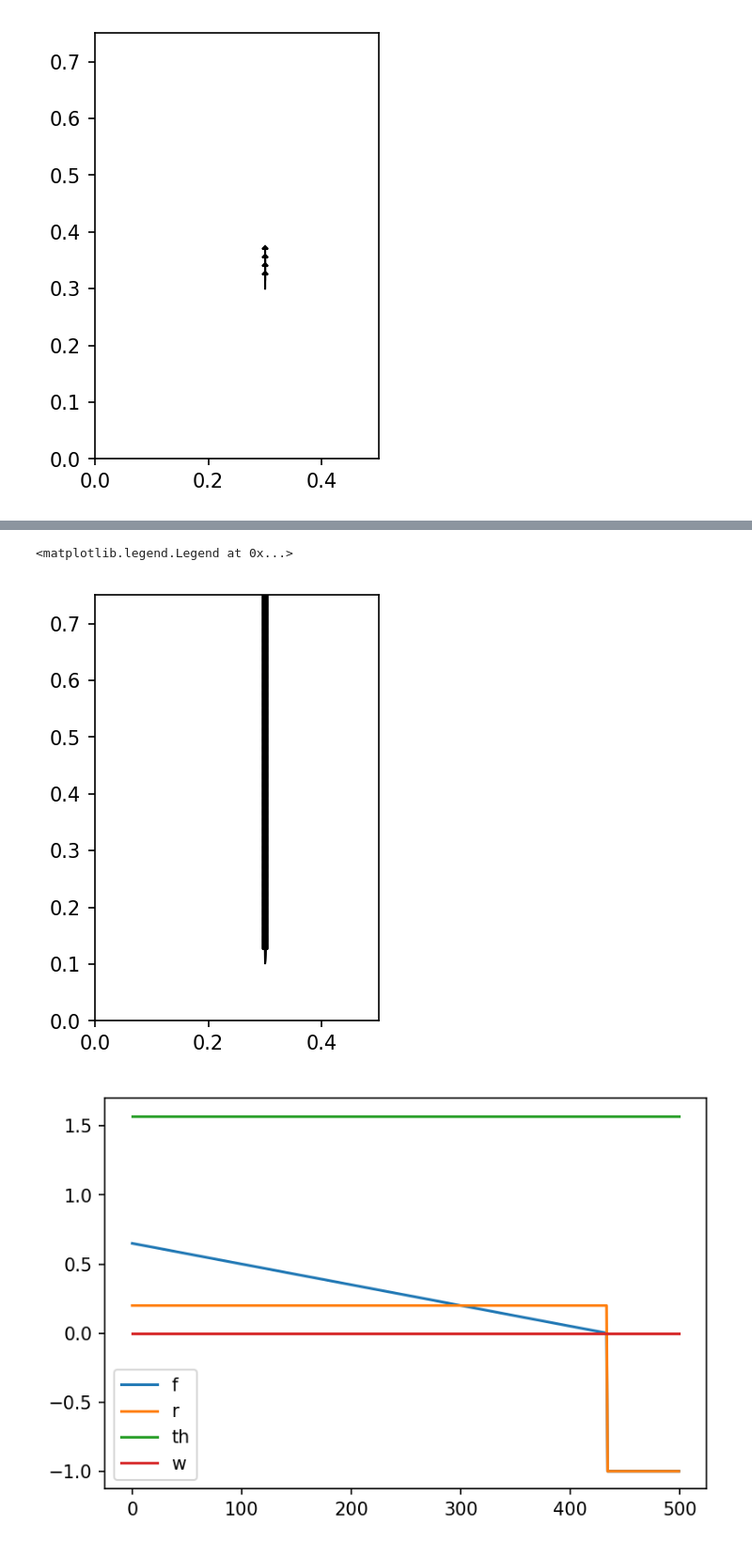
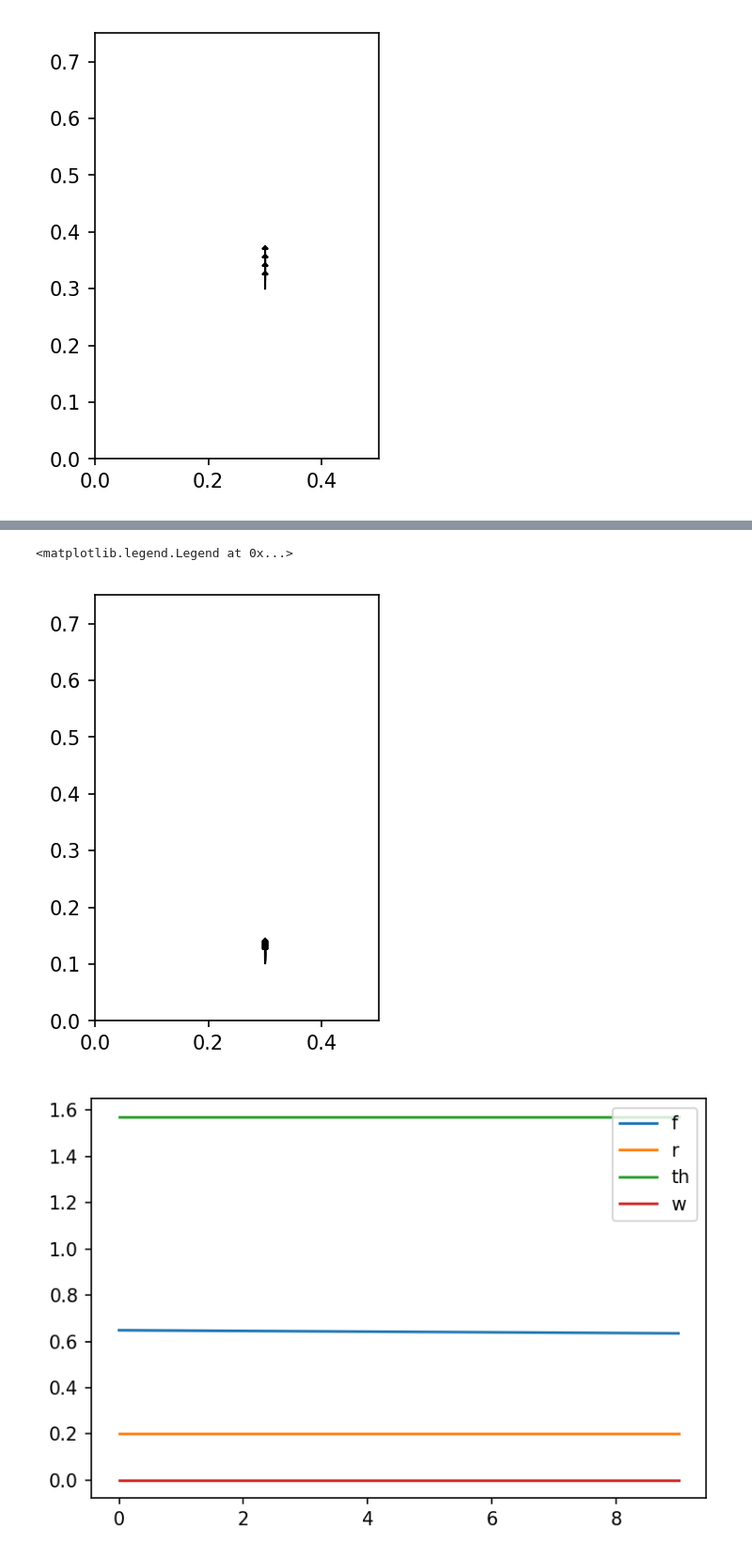
Before and after one commit to samer1248/ECE209AS-Lab3, a Jupyter notebook: project3.ipynb, the cells around one changed output, grey strips where cells are left out. Shown at 94% size. Drawn from its saved outputs; the diff is of its cells as text; code cells hidden in the pictures.

```diff
--- a/project3.ipynb
+++ b/project3.ipynb
@@ -132,7 +132,7 @@ def state_to_sensor(state,noise_std = None):
     fb = [check_x(xfN) and fN>=0,check_x(xfS) and fS>=0,check_y(yfW) and fW>=0,check_y(yfE) and fE>=0]
     if sum(rb)!=1:
 #         print(ra,rb)
-#         1/0
+        1/0
         r = -1
     else:
         r = ra[rb.index(True)]
@@ -140,7 +140,7 @@ def state_to_sensor(state,noise_std = None):
             r = r + np.sqrt(noise_std[1])* np.random.randn()
 
     if sum(fb)!=1:
-#         1/0
+        1/0
         f = -1
     else:
         f = fa[fb.index(True)]
@@ -187,17 +187,17 @@ def plot_state_seq(states):
 #         print(state)
         plot_robot(state,ax)
 # %%
-traj = [[6,6]]*500
+traj = [[6,6]]*10
 state = [0.3,0.1,0,0]
 state_seq,obs_seq = trace_traj(state,traj)
 plot_state_seq(state_seq)
 plt.figure()
 plt.plot(np.array(obs_seq))
 plt.legend(['f','r','th','w'])
 plt.figure()
 plt.plot(np.array(state_seq))
 plt.legend(['x','y','th','w'])
 # %% [output]
 <matplotlib.legend.Legend at 0x...>
-[figure, old version]
+[figure, new version]
-[figure, old version]
+[figure, new version]
```
Also changed, not shown: parts of 15 cells of this notebook, 2 other files.
